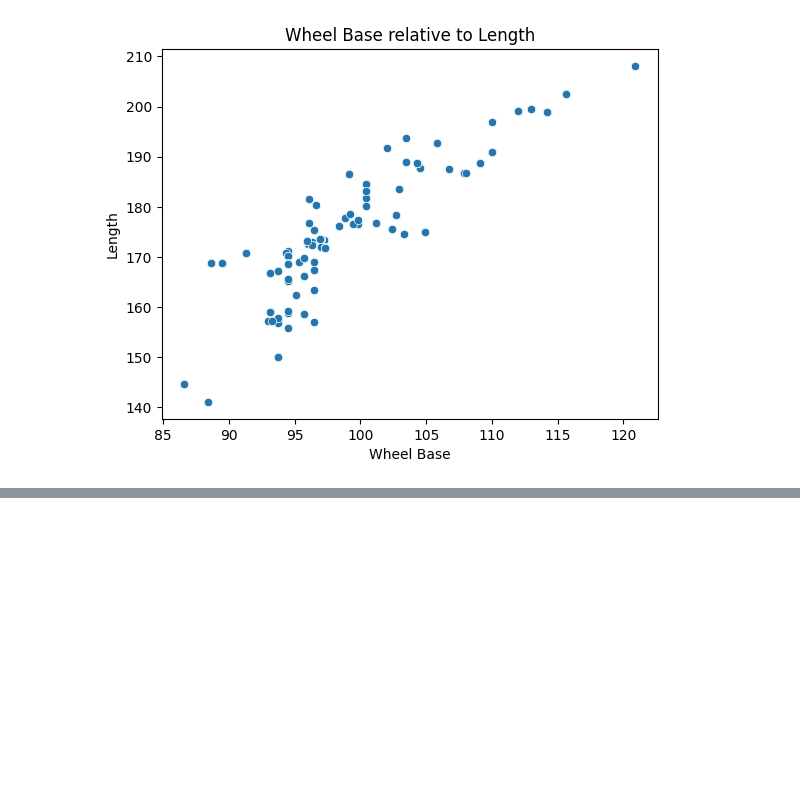
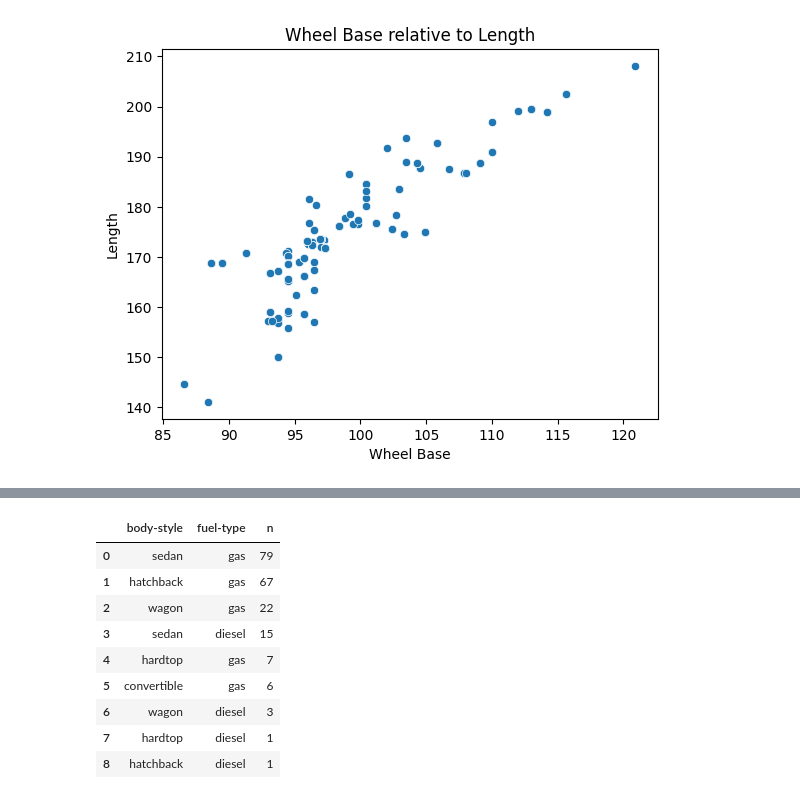
Before and after one commit to A-Tan82/comp_data_science, a Jupyter notebook: ds_classes/Assignment/cars.ipynb, the cells around one changed output, grey strips where cells are left out. Saved outputs shown, nothing was run; the diff lists cells and outputs as text; code cells hidden in the pictures; blank space fills up the shorter version.

```diff
--- a/ds_classes/Assignment/cars.ipynb
+++ b/ds_classes/Assignment/cars.ipynb
@@ -193,0 +293,19 @@ Text(0, 0.5, 'Length')
+# %%
+# two-way frequency: how many cars by body style × fuel type
+pd.read_sql_query("""
+SELECT "body-style", "fuel-type", COUNT(*) AS n
+FROM cars
+GROUP BY "body-style", "fuel-type"
+ORDER BY n DESC;
+""", conn)
+# %% [output]
+|  | body-style | fuel-type | n |
+| 0 | sedan | gas | 79 |
+| 1 | hatchback | gas | 67 |
+| 2 | wagon | gas | 22 |
+| 3 | sedan | diesel | 15 |
+| 4 | hardtop | gas | 7 |
+| 5 | convertible | gas | 6 |
+| 6 | wagon | diesel | 3 |
+| 7 | hardtop | diesel | 1 |
+| 8 | hatchback | diesel | 1 |
```
Also changed, not shown: parts of 9 cells of this notebook, 1 other file.
